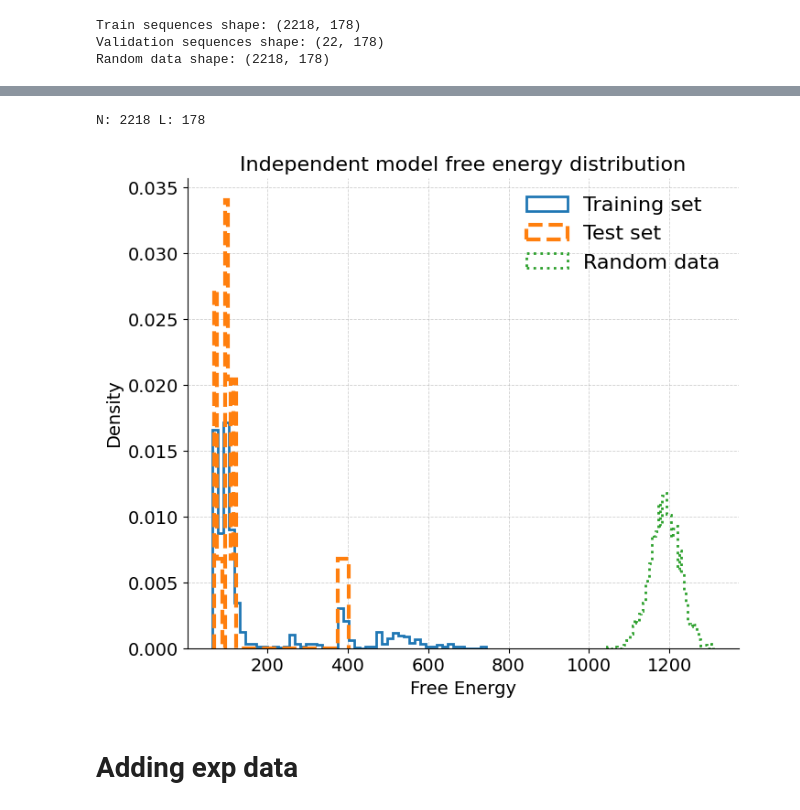
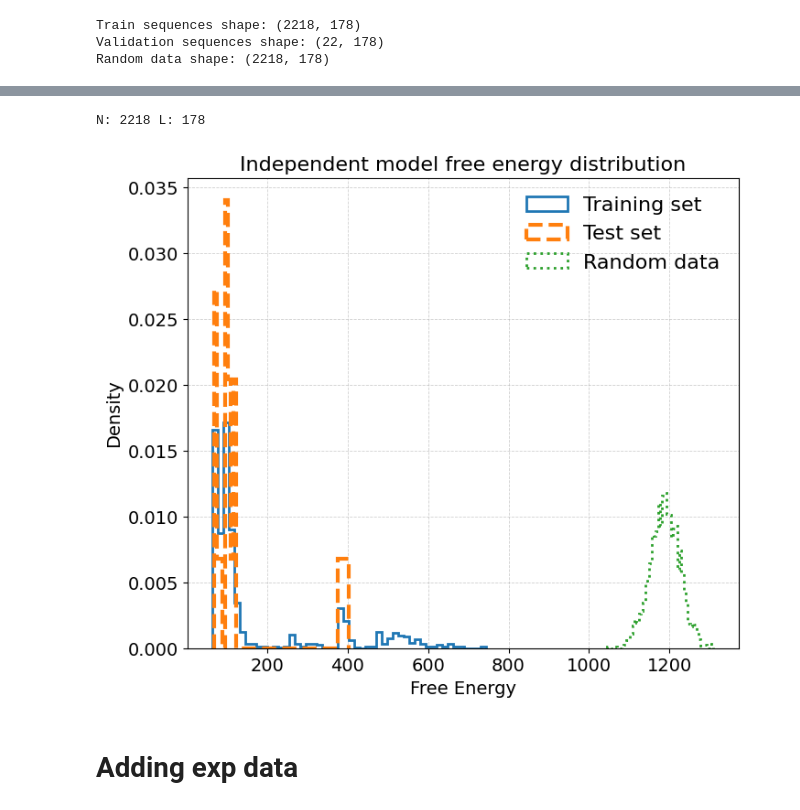
Before and after one commit to m-huot/ESCAPE_MAP_DRAFT, a Jupyter notebook: indep_model_training.ipynb, the cells around one changed output, grey strips where cells are left out. Cells and saved outputs as stored; diff of their text form; code cells hidden in the pictures.

Commit message:
cleaned rbm and indep training

```diff
--- a/indep_model.ipynb
+++ b/indep_model_training.ipynb
@@ -81,7 +66,6 @@ Train sequences shape: (2218, 178)
 Validation sequences shape: (22, 178)
 Random data shape: (2218, 178)
 # %%
-import numpy as np
 
 def calculate_weighted_amino_acid_probabilities(encoded_sequences, sequence_weights):
     # Assuming encoded_sequences is a 2D numpy array of size N*L
@@ -103,12 +87,3 @@ def calculate_weighted_amino_acid_probabilities(encoded_sequences, sequence_weig
         probabilities[position] = amino_acid_counts / np.sum(sequence_weights)
 
     return probabilities
-
-# Example usage:
-# Assuming encoded_sequences is your input 2D array
-# and sequence_weights is the array of weights
-encoded_sequences = np.array([[1, 2, 3], [4, 5, 6], [1, 2, 5]])
-sequence_weights = np.array([2, 1.0, 1])
-probabilities = calculate_weighted_amino_acid_probabilities(encoded_sequences, sequence_weights)
-
-print(probabilities)
@@ -219,43 +143,39 @@ Log Probabilities: [-1.81840741 -2.36537208 -1.81840741]
 # %%
 indep_model = IndepModel()
-# sequence_weights = 1.0/Proteins_utils.count_neighbours(train_sequences) # Compute sequence weights.
 sequence_weights = np.ones(train_sequences.shape[0])
 
 indep_model.fit(train_sequences, sequence_weights)
 
 
 # Create the figure
 fig, ax = plt.subplots(figsize=(7, 6), constrained_layout=True)
 
 # Plot histogram with enhanced visibility
 ax.hist(-indep_model.likelihood(train_sequences), bins=50, density=True, histtype='step', lw=2, fill=False, label="Training set")
 ax.hist(-indep_model.likelihood(validation_sequences), bins=50, density=True, histtype='step', lw=3, fill=False, label="Test set", linestyle='--')
 ax.hist(-indep_model.likelihood(rand_data), bins=50, density=True, histtype='step', lw=2, fill=False, label="Random data", linestyle=':')
 
 
 # Enhancing aesthetics
 ax.set_xlabel("Free Energy", fontsize=14)
 ax.set_ylabel("Density", fontsize=14)
 ax.set_title("Independent model free energy distribution", fontsize=16)
 
 
 
 # Customizing legend
 ax.legend(fontsize=16, loc='upper right', frameon=False)
 
 # Customizing ticks and grid
 ax.tick_params(axis='both', which='major', labelsize=14)
 ax.grid(True, linestyle='--', linewidth=0.6, alpha=0.6)
 
-# Removing top and right spines for a cleaner look
-ax.spines['top'].set_visible(False)
-ax.spines['right'].set_visible(False)
 
 # Display the plot
 plt.show()
 # %% [output]
 N: 2218 L: 178
-[figure, old version]
+[figure, new version]
 # %% [markdown]
 # Adding exp data
 # %%
```
Also changed, not shown: parts of 13 cells of this notebook, 2 other files.
